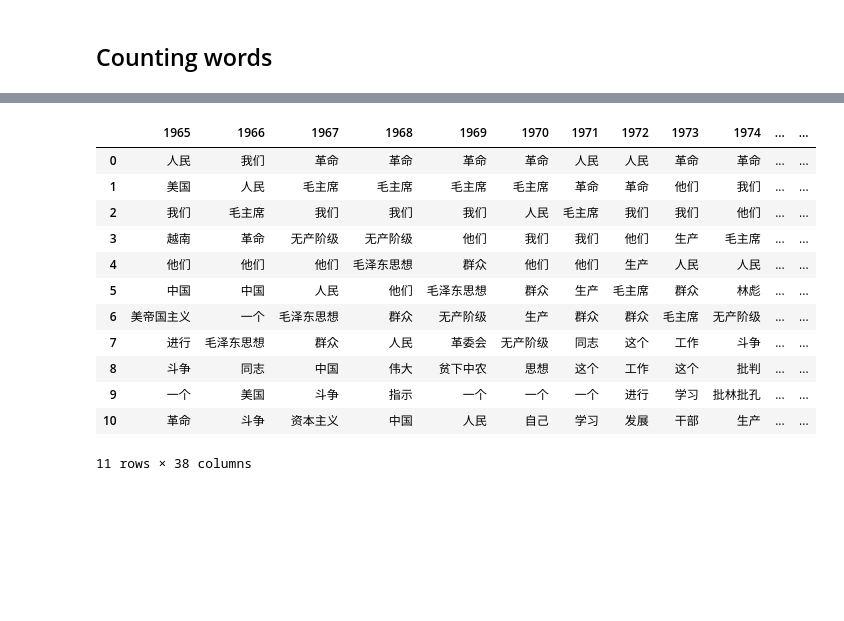
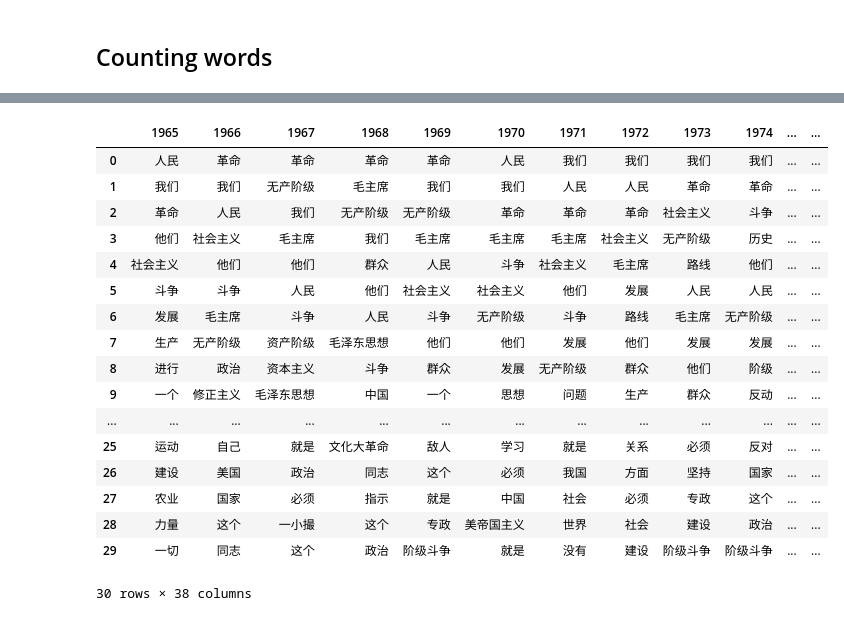
Before and after one commit to WMhYang/EconContent, a Jupyter notebook: codes/counting.ipynb, the cells around one changed output, grey strips where cells are left out. Saved outputs shown, nothing was run; the diff lists cells and outputs as text; code cells hidden in the pictures; blank space fills up the shorter version.

Commit message:
update counting

```diff
--- a/codes/counting.ipynb
+++ b/codes/counting.ipynb
@@ -57,5 +49,6 @@ rmrb
 # %%
 # Group the corpus by year
 rmrb_yr = rmrb.groupby("year").agg({"tokens_by_sent": lambda x: x.sum()})
-rmrb_yr
+rmrb_yr["tokens"] = rmrb_yr["tokens_by_sent"].apply(lambda x: flatten(x))
+rmrb_yr.head()
 # %% [output]
@@ -91,11 +70,12 @@ merged = list(itertools.chain(*list2d))
 # %% [markdown]
 ## Counting words
 # %%
-# Top n words each year
+# Construct a dictionary that stores the word counting
 n = 20
 counters = {}
-for index, piece in list(rmrb_yr.iterrows())[:1]:
-    count = Counter(piece["token_para"])
+for index, piece in rmrb_yr.iterrows():
+    count = Counter(piece["tokens"])
     sorted_count = sorted(count.items(), key=lambda x: x[1], reverse=True)
-sorted_count
+    counters[index] = sorted_count
+counters[1989][:20]
 # %% [output]
@@ -119,15 +101,0 @@ sorted_count
-# %%
-# Top n words each year
-n = 20
-counters = {"year":[], "top_n_words": []}
-for index, year in df.iterrows():
-    count = Counter(year["tokens"])
-    sorted_count = sorted(count.items(), key=lambda x: x[1], reverse=True)
-    counters["year"].append(year["year"])
-    counters["top_n_words"].append([pair for pair in sorted_count])
-
-# Construct dictionary of counted words by year
-dict_top_n_words = {}
-for idx, year in enumerate(counters["year"]):
-    dict_top_n_words[year] = counters["top_n_words"][idx]
-dict_top_n_words
@@ -152,23 +102,27 @@ dict_top_n_words
 # %%
-# Top n words each year
-n = 10
-top_words = {}
-for k, v in dict_top_n_words.items():
-    words = [pair[0] for pair in v[:n + 1]]
-    top_words[k] = words
-top_words_df = pd.DataFrame(top_words)
-top_words_df.reindex(sorted(top_words_df.columns), axis=1)
+# Top n words
+n = 30
+top_n_words = {}
+for k, v in counters.items():
+    words = [pair[0] for pair in v[:n]]
+    top_n_words[k] = words
+pd.DataFrame(top_n_words)
 # %% [output]
 |  | 1965 | 1966 | 1967 | 1968 | 1969 | 1970 | 1971 | 1972 | 1973 | 1974 | ... | ... |
-| 0 | 人民 | 我们 | 革命 | 革命 | 革命 | 革命 | 人民 | 人民 | 革命 | 革命 | ... | ... |
-| 1 | 美国 | 人民 | 毛主席 | 毛主席 | 毛主席 | 毛主席 | 革命 | 革命 | 他们 | 我们 | ... | ... |
-| 2 | 我们 | 毛主席 | 我们 | 我们 | 我们 | 人民 | 毛主席 | 我们 | 我们 | 他们 | ... | ... |
-| 3 | 越南 | 革命 | 无产阶级 | 无产阶级 | 他们 | 我们 | 我们 | 他们 | 生产 | 毛主席 | ... | ... |
-| 4 | 他们 | 他们 | 他们 | 毛泽东思想 | 群众 | 他们 | 他们 | 生产 | 人民 | 人民 | ... | ... |
-| 5 | 中国 | 中国 | 人民 | 他们 | 毛泽东思想 | 群众 | 生产 | 毛主席 | 群众 | 林彪 | ... | ... |
-| 6 | 美帝国主义 | 一个 | 毛泽东思想 | 群众 | 无产阶级 | 生产 | 群众 | 群众 | 毛主席 | 无产阶级 | ... | ... |
-| 7 | 进行 | 毛泽东思想 | 群众 | 人民 | 革委会 | 无产阶级 | 同志 | 这个 | 工作 | 斗争 | ... | ... |
-| 8 | 斗争 | 同志 | 中国 | 伟大 | 贫下中农 | 思想 | 这个 | 工作 | 这个 | 批判 | ... | ... |
-| 9 | 一个 | 美国 | 斗争 | 指示 | 一个 | 一个 | 一个 | 进行 | 学习 | 批林批孔 | ... | ... |
-| 10 | 革命 | 斗争 | 资本主义 | 中国 | 人民 | 自己 | 学习 | 发展 | 干部 | 生产 | ... | ... |
+| 0 | 人民 | 革命 | 革命 | 革命 | 革命 | 人民 | 我们 | 我们 | 我们 | 我们 | ... | ... |
+| 1 | 我们 | 我们 | 无产阶级 | 毛主席 | 我们 | 我们 | 人民 | 人民 | 革命 | 革命 | ... | ... |
+| 2 | 革命 | 人民 | 我们 | 无产阶级 | 无产阶级 | 革命 | 革命 | 革命 | 社会主义 | 斗争 | ... | ... |
+| 3 | 他们 | 社会主义 | 毛主席 | 我们 | 毛主席 | 毛主席 | 毛主席 | 社会主义 | 无产阶级 | 历史 | ... | ... |
+| 4 | 社会主义 | 他们 | 他们 | 群众 | 人民 | 斗争 | 社会主义 | 毛主席 | 路线 | 他们 | ... | ... |
+| 5 | 斗争 | 斗争 | 人民 | 他们 | 社会主义 | 社会主义 | 他们 | 发展 | 人民 | 人民 | ... | ... |
+| 6 | 发展 | 毛主席 | 斗争 | 人民 | 斗争 | 无产阶级 | 斗争 | 路线 | 毛主席 | 无产阶级 | ... | ... |
+| 7 | 生产 | 无产阶级 | 资产阶级 | 毛泽东思想 | 他们 | 他们 | 发展 | 他们 | 发展 | 发展 | ... | ... |
+| 8 | 进行 | 政治 | 资本主义 | 斗争 | 群众 | 发展 | 无产阶级 | 群众 | 他们 | 阶级 | ... | ... |
+| 9 | 一个 | 修正主义 | 毛泽东思想 | 中国 | 一个 | 思想 | 问题 | 生产 | 群众 | 反动 | ... | ... |
+| ... | ... | ... | ... | ... | ... | ... | ... | ... | ... | ... | ... | ... |
+| 25 | 运动 | 自己 | 就是 | 文化大革命 | 敌人 | 学习 | 就是 | 关系 | 必须 | 反对 | ... | ... |
+| 26 | 建设 | 美国 | 政治 | 同志 | 这个 | 必须 | 我国 | 方面 | 坚持 | 国家 | ... | ... |
+| 27 | 农业 | 国家 | 必须 | 指示 | 就是 | 中国 | 社会 | 必须 | 专政 | 这个 | ... | ... |
+| 28 | 力量 | 这个 | 一小撮 | 这个 | 专政 | 美帝国主义 | 世界 | 社会 | 建设 | 政治 | ... | ... |
+| 29 | 一切 | 同志 | 这个 | 政治 | 阶级斗争 | 就是 | 没有 | 建设 | 阶级斗争 | 阶级斗争 | ... | ... |
-11 rows × 38 columns
+30 rows × 38 columns
```
Also changed, not shown: parts of 13 cells of this notebook.
